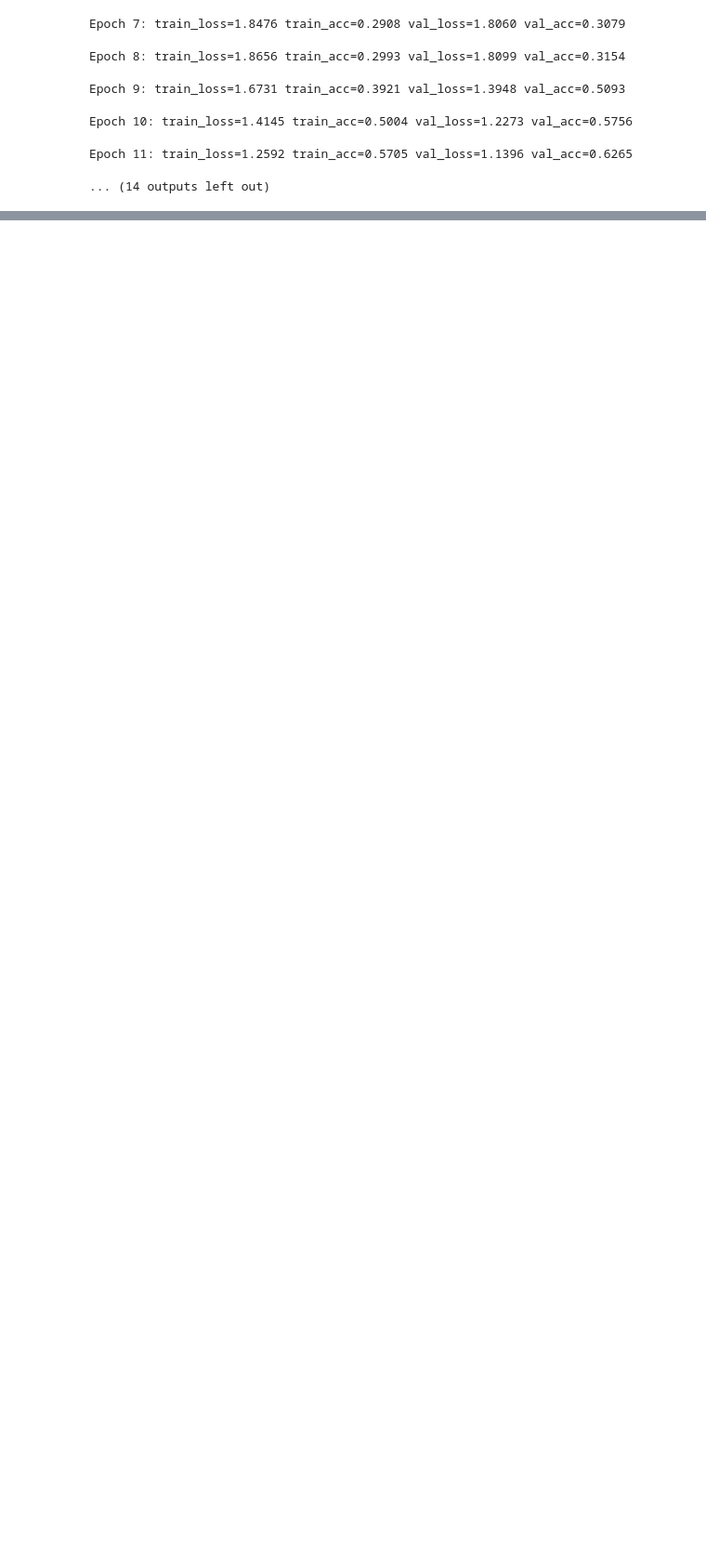
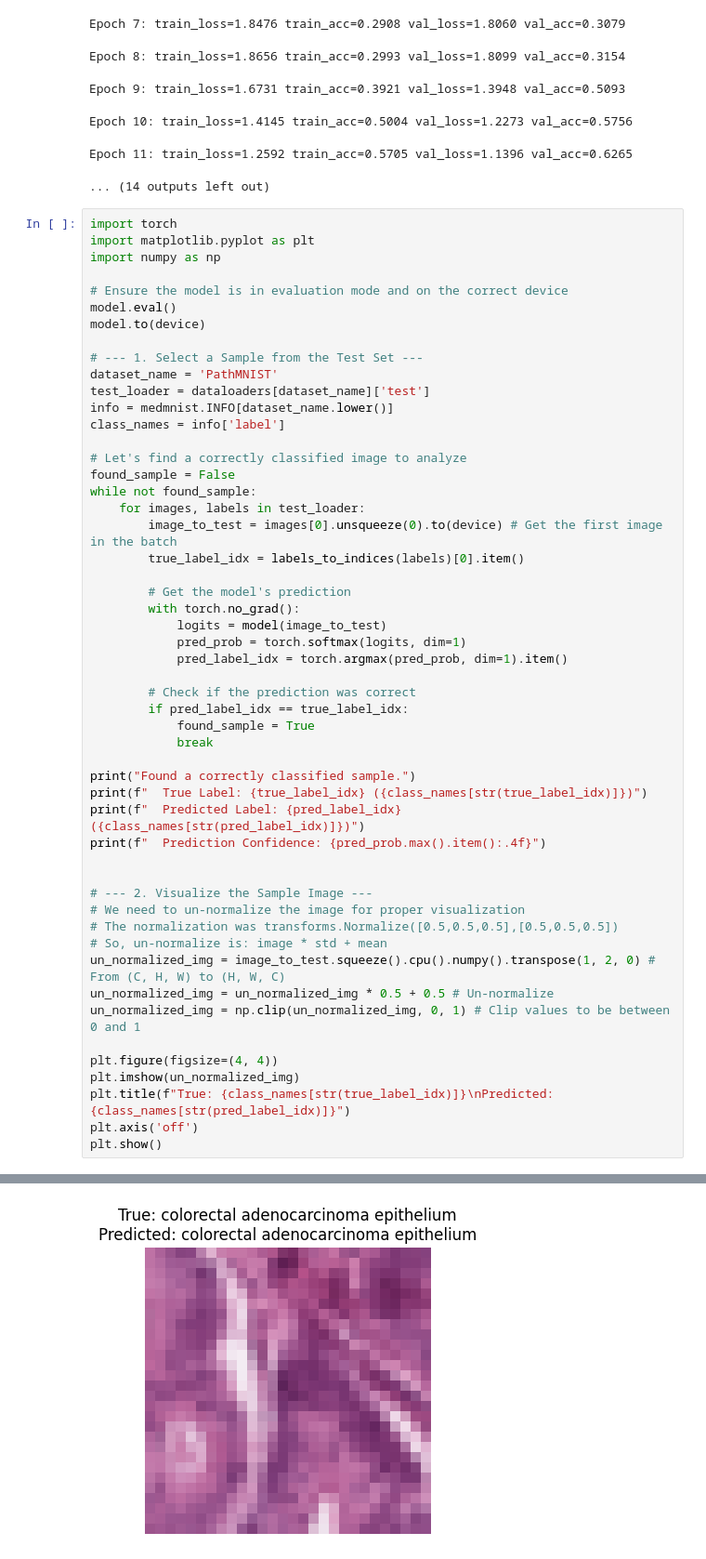
Before and after one commit to tousifo/ml_notebooks, a Jupyter notebook: MedMNIST_QNN.ipynb, the cells around one changed output, grey strips where cells are left out. Shown at 93% size. Cells and saved outputs as stored; diff of their text form; blank space fills up the shorter version.

```diff
--- a/MedMNIST_QNN.ipynb
+++ b/MedMNIST_QNN.ipynb
@@ -270,3 +270,56 @@ Epoch 9: train_loss=1.6731 train_acc=0.3921 val_loss=1.3948 val_acc=0.5093
 Epoch 10: train_loss=1.4145 train_acc=0.5004 val_loss=1.2273 val_acc=0.5756
 Epoch 11: train_loss=1.2592 train_acc=0.5705 val_loss=1.1396 val_acc=0.6265
 ... (14 outputs left out)
+# %%
+import torch
+import matplotlib.pyplot as plt
+import numpy as np
+
+# Ensure the model is in evaluation mode and on the correct device
+model.eval()
+model.to(device)
+
+# --- 1. Select a Sample from the Test Set ---
+dataset_name = 'PathMNIST'
+test_loader = dataloaders[dataset_name]['test']
+info = medmnist.INFO[dataset_name.lower()]
+class_names = info['label']
+
+# Let's find a correctly classified image to analyze
+found_sample = False
+while not found_sample:
+    for images, labels in test_loader:
+        image_to_test = images[0].unsqueeze(0).to(device) # Get the first image in the batch
+        true_label_idx = labels_to_indices(labels)[0].item()
+
+        # Get the model's prediction
+        with torch.no_grad():
+            logits = model(image_to_test)
+            pred_prob = torch.softmax(logits, dim=1)
+            pred_label_idx = torch.argmax(pred_prob, dim=1).item()
+
+        # Check if the prediction was correct
+        if pred_label_idx == true_label_idx:
+            found_sample = True
+            break
+
+print("Found a correctly classified sample.")
+print(f"  True Label: {true_label_idx} ({class_names[str(true_label_idx)]})")
+print(f"  Predicted Label: {pred_label_idx} ({class_names[str(pred_label_idx)]})")
+print(f"  Prediction Confidence: {pred_prob.max().item():.4f}")
+
+
+# --- 2. Visualize the Sample Image ---
+# We need to un-normalize the image for proper visualization
+# The normalization was transforms.Normalize([0.5,0.5,0.5],[0.5,0.5,0.5])
+# So, un-normalize is: image * std + mean
+un_normalized_img = image_to_test.squeeze().cpu().numpy().transpose(1, 2, 0) # From (C, H, W) to (H, W, C)
+un_normalized_img = un_normalized_img * 0.5 + 0.5 # Un-normalize
+un_normalized_img = np.clip(un_normalized_img, 0, 1) # Clip values to be between 0 and 1
+
+plt.figure(figsize=(4, 4))
+plt.imshow(un_normalized_img)
+plt.title(f"True: {class_names[str(true_label_idx)]}\nPredicted: {class_names[str(pred_label_idx)]}")
+plt.axis('off')
+plt.show()
+# %% [output]
@@ -272,0 +330 @@ Epoch 11: train_loss=1.2592 train_acc=0.5705 val_loss=1.1396 val_acc=0.6265
+[figure, added]
```
Also changed, not shown: parts of 5 cells of this notebook.
